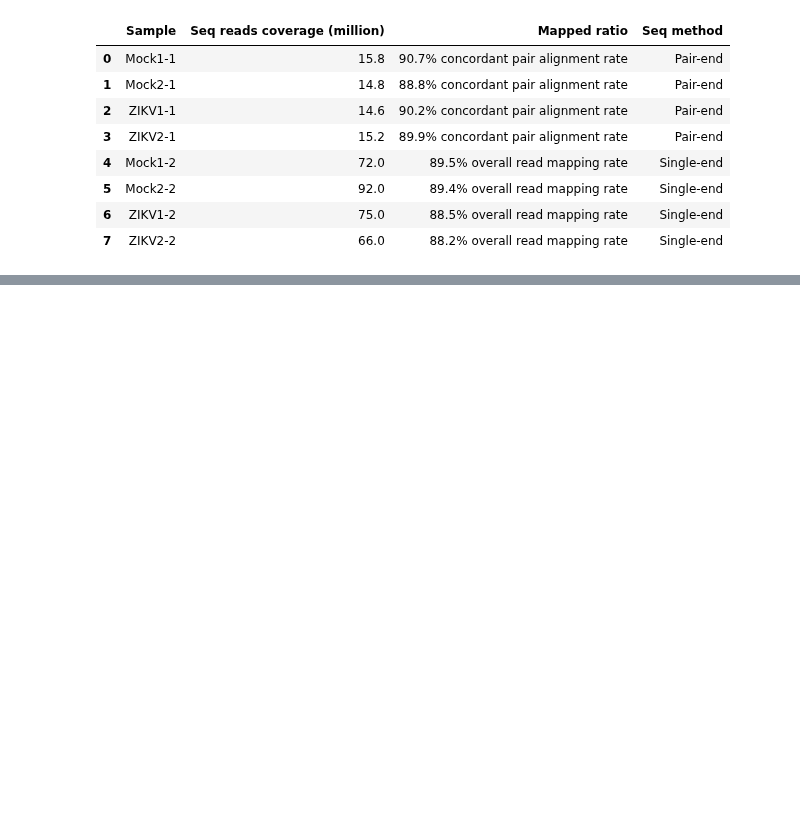
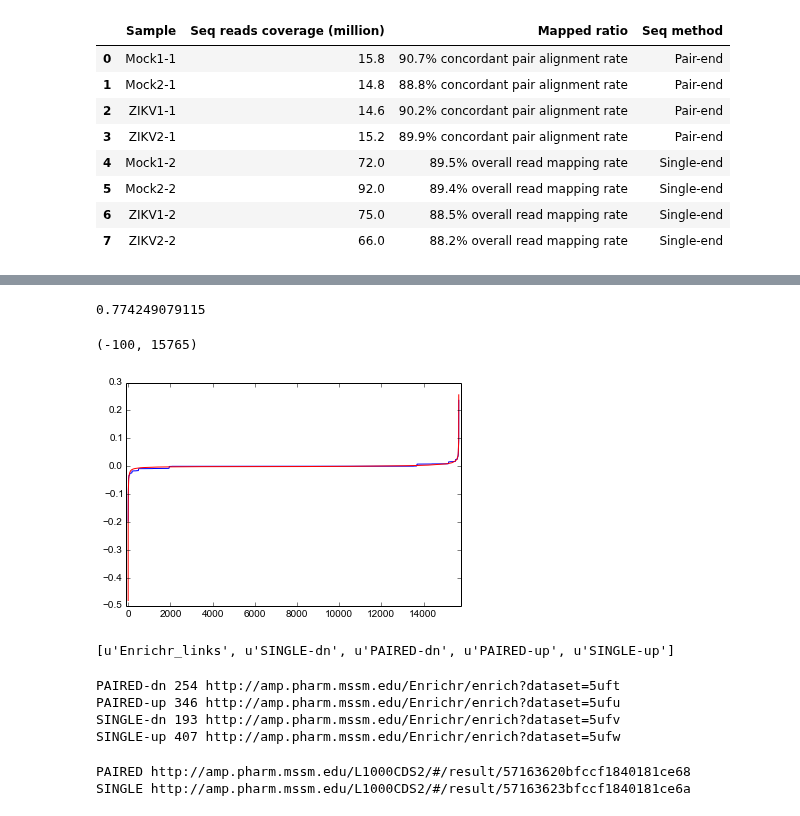
Before and after one commit to MaayanLab/Zika-RNAseq-Pipeline, a Jupyter notebook: Zika.ipynb, the cells around one changed output, grey strips where cells are left out. Cells and saved outputs as stored; diff of their text form; code cells hidden in the pictures; blank space fills up the shorter version.

```diff
--- a/Zika.ipynb
+++ b/Zika.ipynb
@@ -73,0 +152,28 @@ Downloaded: 8 files, 12G in 27m 31s (7.23 MB/s)
+# %%
+import geode
+d_layout_cd = {} # to top up/dn genes
+cd_results = pd.DataFrame(index=expr_df.index)
+for layout in meta_df['LibraryLayout_s'].unique():
+    ## make sample_class
+    sample_class = np.zeros(expr_df.shape[1], dtype=np.int32)
+    sample_class[meta_df['LibraryLayout_s'].values == layout] = 1
+    sample_class[(meta_df['LibraryLayout_s'].values == layout) &
+                 (meta_df['infection_status_s'].values == 'Zika infected')] = 2
+    print layout, sample_class
+
+    cd_res = geode.chdir(expr_df.values, sample_class, expr_df.index,
+                      gamma=.5, sort=False, calculate_sig=False)
+    cd_coefs = np.array(map(lambda x: x[0], cd_res))
+    cd_results[layout] = cd_coefs
+
+    # sort CD in by absolute values in descending order
+    srt_idx = np.abs(cd_coefs).argsort()[::-1]
+    cd_coefs = cd_coefs[srt_idx][:600]
+    sorted_DEGs = expr_df.index[srt_idx][:600]
+    # split up and down
+    up_genes = dict(zip(sorted_DEGs[cd_coefs > 0], cd_coefs[cd_coefs > 0]))
+    dn_genes = dict(zip(sorted_DEGs[cd_coefs < 0], cd_coefs[cd_coefs < 0]))
+    d_layout_cd[layout+'-up'] = up_genes
+    d_layout_cd[layout+'-dn'] = dn_genes
+
+print cd_results.head()
@@ -73,0 +190,17 @@ Downloaded: 8 files, 12G in 27m 31s (7.23 MB/s)
+# %%
+## Check the cosine distance between the two signatures
+from scipy.spatial.distance import cosine
+print cosine(cd_results['PAIRED'], cd_results['SINGLE'])
+# %% [output]
+0.774249079115
+# %%
+x = cd_results['PAIRED'].copy()
+x.sort()
+plt.plot(x, color='b')
+x = cd_results['SINGLE'].copy()
+x.sort()
+plt.plot(x, color='r')
+plt.xlim([-100, len(x)+ 100])
+# %% [output]
+(-100, 15765)
+[figure, added]
@@ -73,0 +210,15 @@ Downloaded: 8 files, 12G in 27m 31s (7.23 MB/s)
+# %%
+## Check the Enrichr results
+enrichr_results = pd.read_excel('../Enrichr_links_CD600.xls', sheetname=None)
+print enrichr_results.keys()
+# %% [output]
+[u'Enrichr_links', u'SINGLE-dn', u'PAIRED-dn', u'PAIRED-up', u'SINGLE-up']
+# %%
+from pprint import pprint
+for i, row in enrichr_results['Enrichr_links'].iterrows():
+    print row['Gene list'], row['Size'], row['Link']
+# %% [output]
+PAIRED-dn 254 http://amp.pharm.mssm.edu/Enrichr/enrich?dataset=5uft
+PAIRED-up 346 http://amp.pharm.mssm.edu/Enrichr/enrich?dataset=5ufu
+SINGLE-dn 193 http://amp.pharm.mssm.edu/Enrichr/enrich?dataset=5ufv
+SINGLE-up 407 http://amp.pharm.mssm.edu/Enrichr/enrich?dataset=5ufw
@@ -73,0 +246,13 @@ Downloaded: 8 files, 12G in 27m 31s (7.23 MB/s)
+# %%
+## get URL from L1000CDS2
+for col in cd_results:
+    res = cd_results[col].copy()
+    srt_idx = np.abs(res).argsort()
+    res = res[srt_idx]
+    genes = res[:2000].index.tolist()
+    vals = res[:2000].tolist()
+    cds2_url = post_to_cds2(genes, vals, name=col, aggravate=True)
+    print col, cds2_url
+# %% [output]
+PAIRED http://amp.pharm.mssm.edu/L1000CDS2/#/result/57163620bfccf1840181ce68
+SINGLE http://amp.pharm.mssm.edu/L1000CDS2/#/result/57163623bfccf1840181ce6a
```
Also changed, not shown: parts of 17 cells of this notebook, 1 other file.
